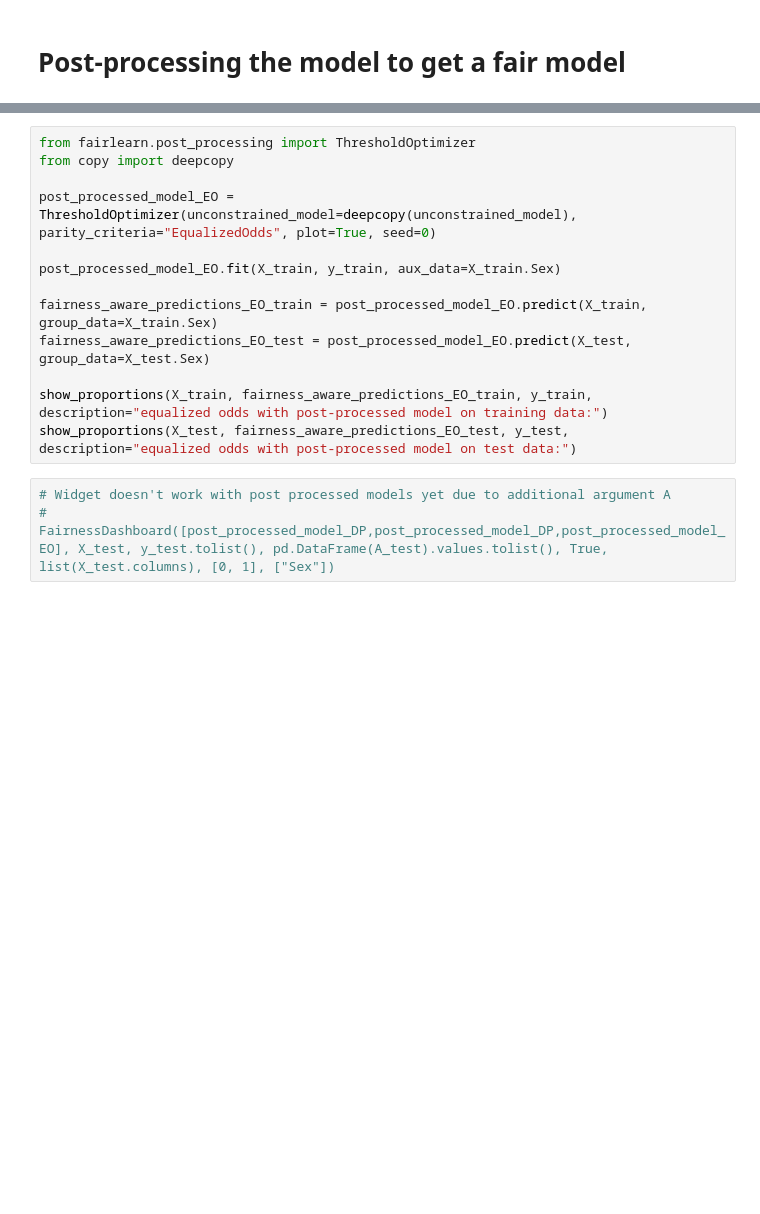
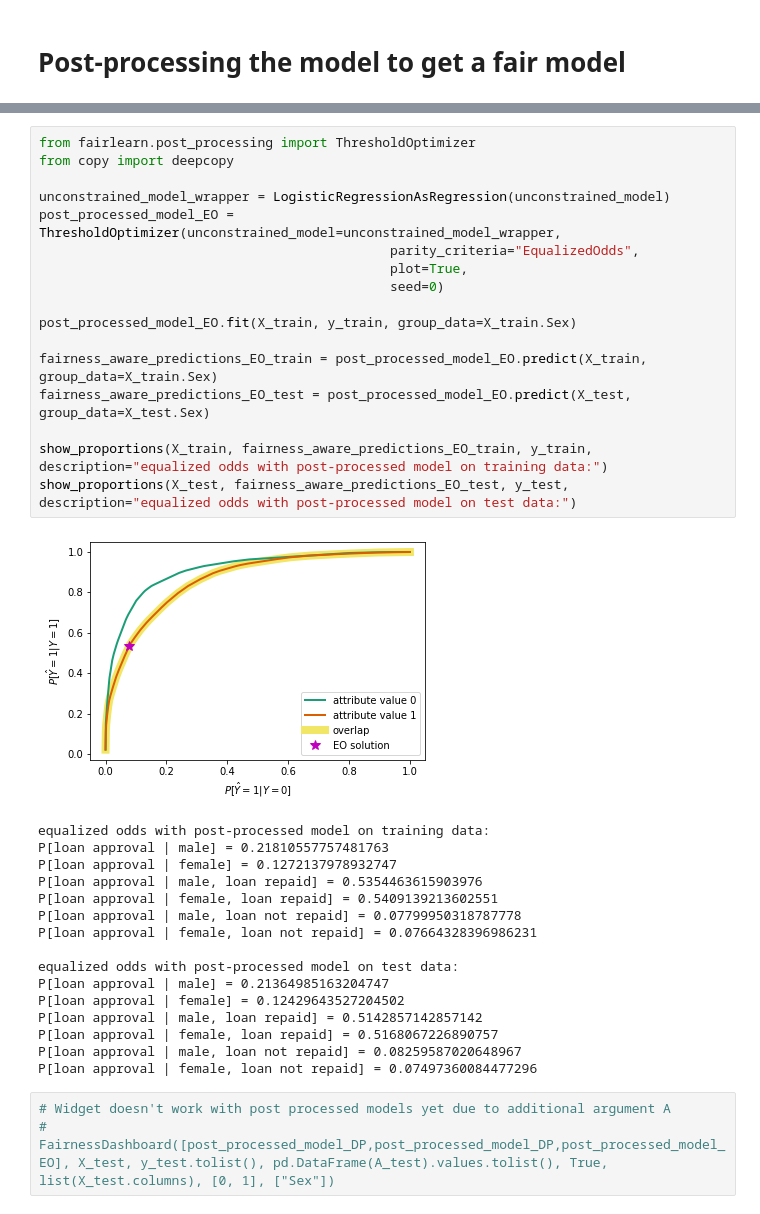
Before and after one commit to fairlearn/fairlearn, a Jupyter notebook: notebooks/Threshold Optimization Post-Processing for Binary Classification.ipynb, the cells around one changed output, grey strips where cells are left out. Cells and saved outputs as stored; diff of their text form; blank space fills up the shorter version.

```diff
--- a/notebooks/Threshold Optimization Post-Processing for Binary Classification.ipynb
+++ b/notebooks/Threshold Optimization Post-Processing for Binary Classification.ipynb
@@ -115,16 +205,37 @@ show_proportions(X_test, fairness_aware_predictions_DP_test, y_test, description
 # %%
 from fairlearn.post_processing import ThresholdOptimizer
 from copy import deepcopy
 
-post_processed_model_EO = ThresholdOptimizer(unconstrained_model=deepcopy(unconstrained_model), parity_criteria="EqualizedOdds", plot=True, seed=0)
+unconstrained_model_wrapper = LogisticRegressionAsRegression(unconstrained_model)
+post_processed_model_EO = ThresholdOptimizer(unconstrained_model=unconstrained_model_wrapper,
+                                             parity_criteria="EqualizedOdds",
+                                             plot=True,
+                                             seed=0)
 
-post_processed_model_EO.fit(X_train, y_train, aux_data=X_train.Sex)
+post_processed_model_EO.fit(X_train, y_train, group_data=X_train.Sex)
 
 fairness_aware_predictions_EO_train = post_processed_model_EO.predict(X_train, group_data=X_train.Sex)
 fairness_aware_predictions_EO_test = post_processed_model_EO.predict(X_test, group_data=X_test.Sex)
 
 show_proportions(X_train, fairness_aware_predictions_EO_train, y_train, description="equalized odds with post-processed model on training data:")
 show_proportions(X_test, fairness_aware_predictions_EO_test, y_test, description="equalized odds with post-processed model on test data:")
+# %% [output]
+[figure, added]
+equalized odds with post-processed model on training data:
+P[loan approval | male] = 0.21810557757481763
+P[loan approval | female] = 0.1272137978932747
+P[loan approval | male, loan repaid] = 0.5354463615903976
+P[loan approval | female, loan repaid] = 0.5409139213602551
+P[loan approval | male, loan not repaid] = 0.07799950318787778
+P[loan approval | female, loan not repaid] = 0.07664328396986231
+
+equalized odds with post-processed model on test data:
+P[loan approval | male] = 0.21364985163204747
+P[loan approval | female] = 0.12429643527204502
+P[loan approval | male, loan repaid] = 0.5142857142857142
+P[loan approval | female, loan repaid] = 0.5168067226890757
+P[loan approval | male, loan not repaid] = 0.08259587020648967
+P[loan approval | female, loan not repaid] = 0.07497360084477296
 # %%
 # Widget doesn't work with post processed models yet due to additional argument A
 # FairnessDashboard([post_processed_model_DP,post_processed_model_DP,post_processed_model_EO], X_test, y_test.tolist(), pd.DataFrame(A_test).values.tolist(), True, list(X_test.columns), [0, 1], ["Sex"])
```
Also changed, not shown: parts of 20 cells of this notebook, 3 other files.
